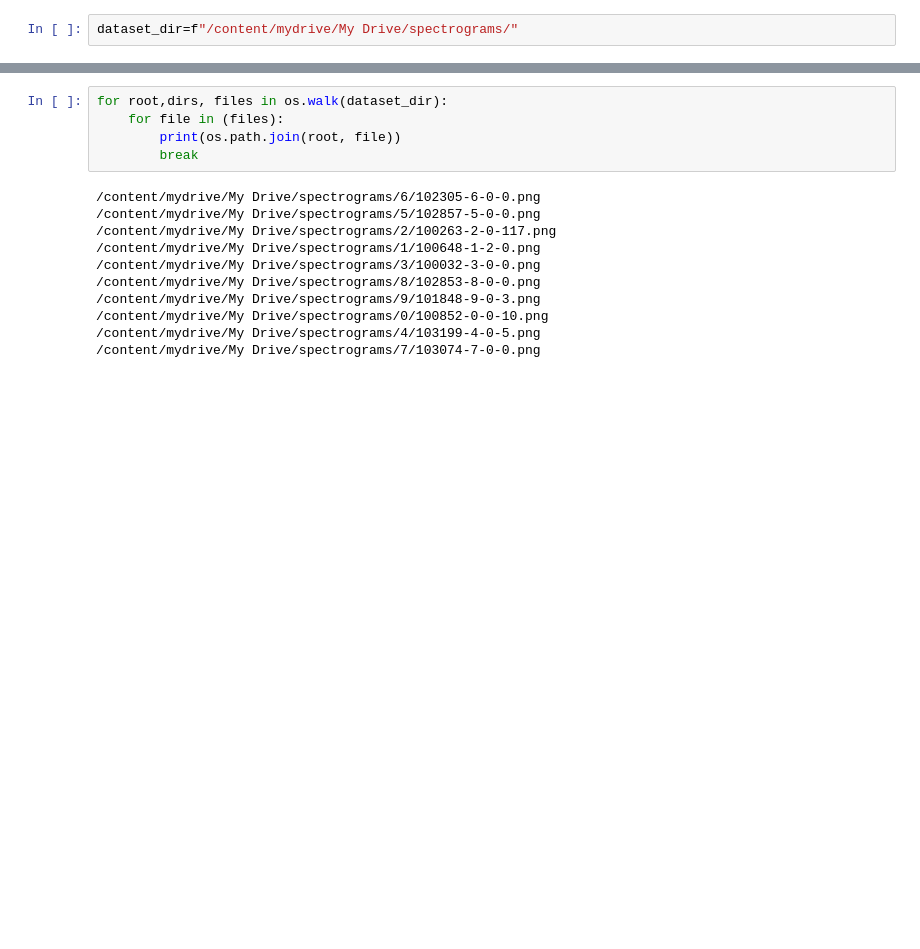
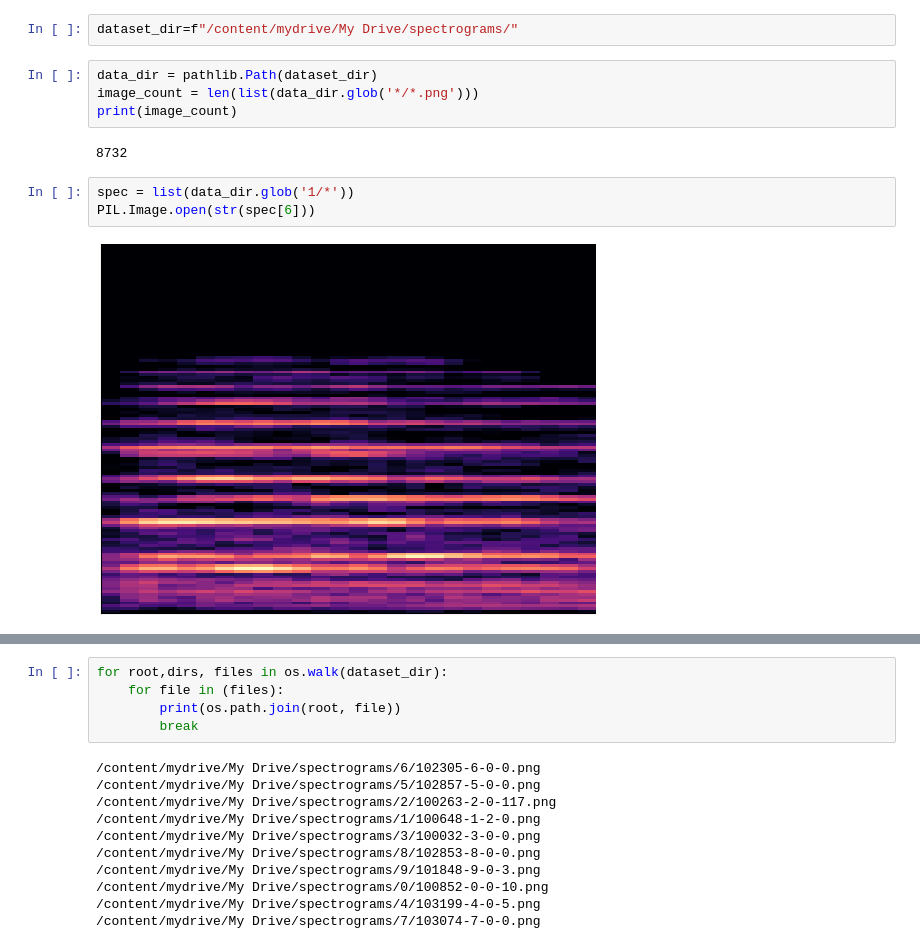
Before and after one commit to mustafabozkaya/DeepLearningBootcamp2022, a Jupyter notebook: Bootcamp_Solution/Spectogram_Recognition_CNN.ipynb, the cells around one changed output, grey strips where cells are left out. Cells and saved outputs as stored; diff of their text form; blank space fills up the shorter version.

```diff
--- a/Bootcamp_Solution/Spectogram_Recognition_CNN.ipynb
+++ b/Bootcamp_Solution/Spectogram_Recognition_CNN.ipynb
@@ -121,5 +103,16 @@ cv.__version__
 # %%
 dataset_dir=f"/content/mydrive/My Drive/spectrograms/"
+# %%
+data_dir = pathlib.Path(dataset_dir)
+image_count = len(list(data_dir.glob('*/*.png')))
+print(image_count)
+# %% [output]
+8732
+# %%
+spec = list(data_dir.glob('1/*'))
+PIL.Image.open(str(spec[6]))
+# %% [output]
+[figure, added]
 # %%
 for root, dirs, files in os.walk(dataset_dir, topdown=True):
     print("="*50)
```
Also changed, not shown: parts of 27 cells of this notebook.
